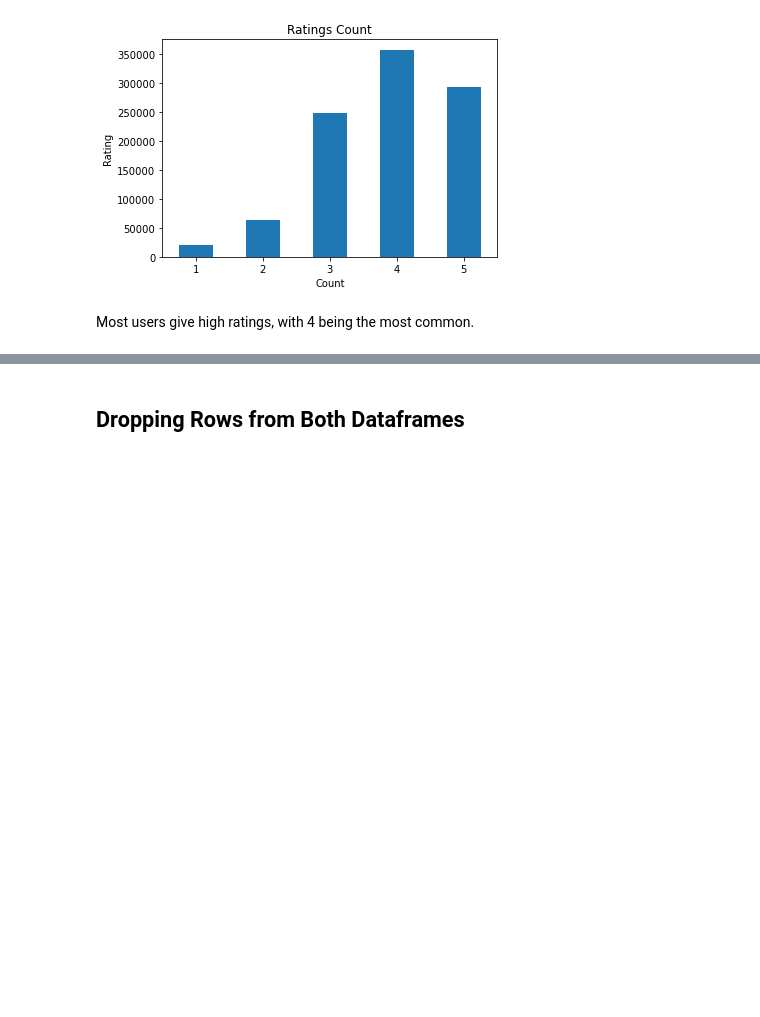
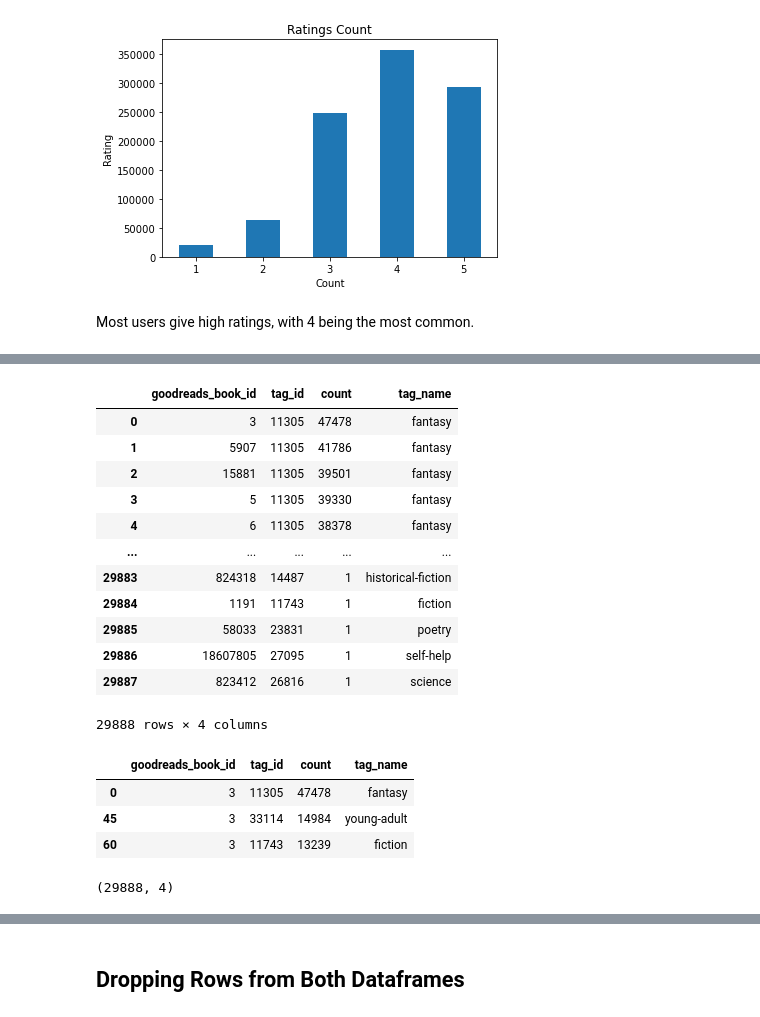
Before and after one commit to gcolson11/Capstone_Books, a Jupyter notebook: Notebooks/Data_Wrangling_and_EDA.ipynb, the cells around one changed output, grey strips where cells are left out. Drawn from its saved outputs; the diff is of its cells as text; code cells hidden in the pictures; blank space fills up the shorter version.

Commit message:
added genres

```diff
--- a/Notebooks/Data_Wrangling_and_EDA.ipynb
+++ b/Notebooks/Data_Wrangling_and_EDA.ipynb
@@ -6,12 +6,16 @@ import numpy as np
 import matplotlib.pyplot as plt
 import seaborn as sns
 # %%
-# load in 2 ratings and books datasets
+# load in datasets
 ratings_file = '/Users/gregoryolson/Documents/Data Science CT/Capstone/Capstone_Books/Data/ratings.csv'
 books_file = '/Users/gregoryolson/Documents/Data Science CT/Capstone/Capstone_Books/Data/books.csv'
+tags_file = '/Users/gregoryolson/Documents/Data Science CT/Capstone/Capstone_Books/Data/book_tags.csv'
+tags_ref_file = '/Users/gregoryolson/Documents/Data Science CT/Capstone/Capstone_Books/Data/tags.csv'
 
 ratings = pd.read_csv(ratings_file)
 books = pd.read_csv(books_file)
+tags = pd.read_csv(tags_file)
+tags_ref = pd.read_csv(tags_ref_file)
 # %% [markdown]
 ## Exploring Interactions
 # %% [markdown]
@@ -215,0 +248,3 @@ Most users give high ratings, with 4 being the most common.
+# %%
+# merge tags and tags_ref into 1 df
+tags_df = pd.merge(tags, tags_ref, on='tag_id')
@@ -215,0 +293,7 @@ Most users give high ratings, with 4 being the most common.
+# %%
+# make list of genres on goodreads website
+genres = ['art', 'biography', 'business', 'chick-lit', 'children', 'christian', 'classics', 'comedy', 'comic', \
+          'contemporary', 'cookbook', 'crime', 'fantasy', 'fiction', 'gay-lesbian', 'graphic', 'history', \
+          'historical-fiction', 'horror', 'manga', 'memoir', 'music', 'mystery', 'non-fiction', 'paranormal', \
+          'philosophy', 'poetry', 'psychology', 'religion', 'romance', 'science', 'science-fiction', 'self-help', \
+          'suspense', 'spirituality', 'sports', 'thriller', 'travel', 'young-adult']
@@ -215,0 +322,30 @@ Most users give high ratings, with 4 being the most common.
+# %%
+tags_df = tags_df[tags_df['tag_name'].isin(genres)]
+tags_df = tags_df.sort_values(by='count', axis=0, ascending=False)
+tags_df = tags_df.groupby('goodreads_book_id').head(3).reset_index(drop=True)
+tags_df
+# %% [output]
+|  | goodreads_book_id | tag_id | count | tag_name |
+| 0 | 3 | 11305 | 47478 | fantasy |
+| 1 | 5907 | 11305 | 41786 | fantasy |
+| 2 | 15881 | 11305 | 39501 | fantasy |
+| 3 | 5 | 11305 | 39330 | fantasy |
+| 4 | 6 | 11305 | 38378 | fantasy |
+| ... | ... | ... | ... | ... |
+| 29883 | 824318 | 14487 | 1 | historical-fiction |
+| 29884 | 1191 | 11743 | 1 | fiction |
+| 29885 | 58033 | 23831 | 1 | poetry |
+| 29886 | 18607805 | 27095 | 1 | self-help |
+| 29887 | 823412 | 26816 | 1 | science |
+29888 rows × 4 columns
+# %%
+tags_df.loc[tags_df['goodreads_book_id'] == 3]
+# %% [output]
+|  | goodreads_book_id | tag_id | count | tag_name |
+| 0 | 3 | 11305 | 47478 | fantasy |
+| 45 | 3 | 33114 | 14984 | young-adult |
+| 60 | 3 | 11743 | 13239 | fiction |
+# %%
+tags_df.shape
+# %% [output]
+(29888, 4)
```
Also changed, not shown: parts of 17 cells of this notebook.
